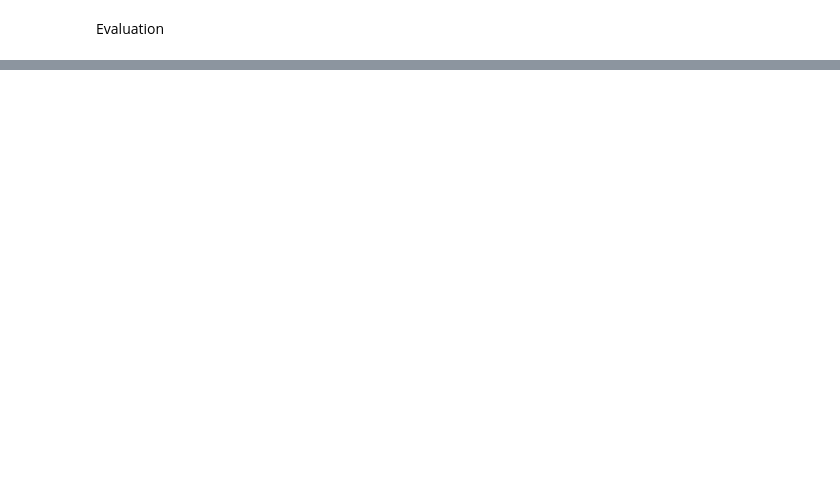
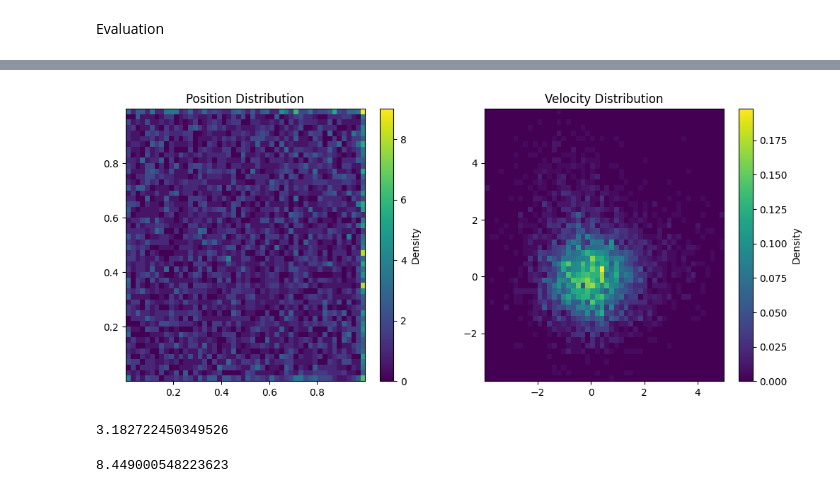
Before and after one commit to aqqes1/ATAI, a Jupyter notebook: practicals/boids/boids_iccfm_time_bundling.ipynb, the cells around one changed output, grey strips where cells are left out. Cells and saved outputs as stored; diff of their text form; code cells hidden in the pictures; blank space fills up the shorter version.

```diff
--- a/practicals/boids/boids_iccfm_time_bundling.ipynb
+++ b/practicals/boids/boids_iccfm_time_bundling.ipynb
@@ -522,0 +624,32 @@ Evaluation
+# %%
+all_positions_gen = torch.cat(all_positions_gen, dim=0).cpu().numpy()  # shape [N_total, 2]
+velocities_gen = torch.cat(all_velocities_gen, dim=0).cpu().numpy()  # shape [N_total, 2]
+# %%
+bins = 50
+
+# Compute histogram for positions
+H_pos_gen, xedges, yedges = np.histogram2d(
+    all_positions_gen[:, 0], all_positions_gen[:, 1], bins=bins, density=True
+)
+
+# And for velocities
+H_vel_gen, vxedges, vyedges = np.histogram2d(
+    velocities_gen[:, 0], velocities_gen[:, 1], bins=bins, density=True
+)
+
+# Optional: visualize
+plt.figure(figsize=(12,5))
+plt.subplot(1,2,1)
+plt.imshow(H_pos_gen.T, origin='lower', aspect='auto',
+           extent=[xedges[0], xedges[-1], yedges[0], yedges[-1]])
+plt.title("Position Distribution")
+plt.colorbar(label='Density')
+
+plt.subplot(1,2,2)
+plt.imshow(H_vel_gen.T, origin='lower', aspect='auto',
+           extent=[vxedges[0], vxedges[-1], vyedges[0], vyedges[-1]])
+plt.title("Velocity Distribution")
+plt.colorbar(label='Density')
+plt.show()
+# %% [output]
+[figure, added]
@@ -522,0 +668,8 @@ Evaluation
+# %%
+kl_pos
+# %% [output]
+3.182722450349526
+# %%
+kl_vel
+# %% [output]
+8.449000548223623
```
Also changed, not shown: parts of 14 cells of this notebook.
